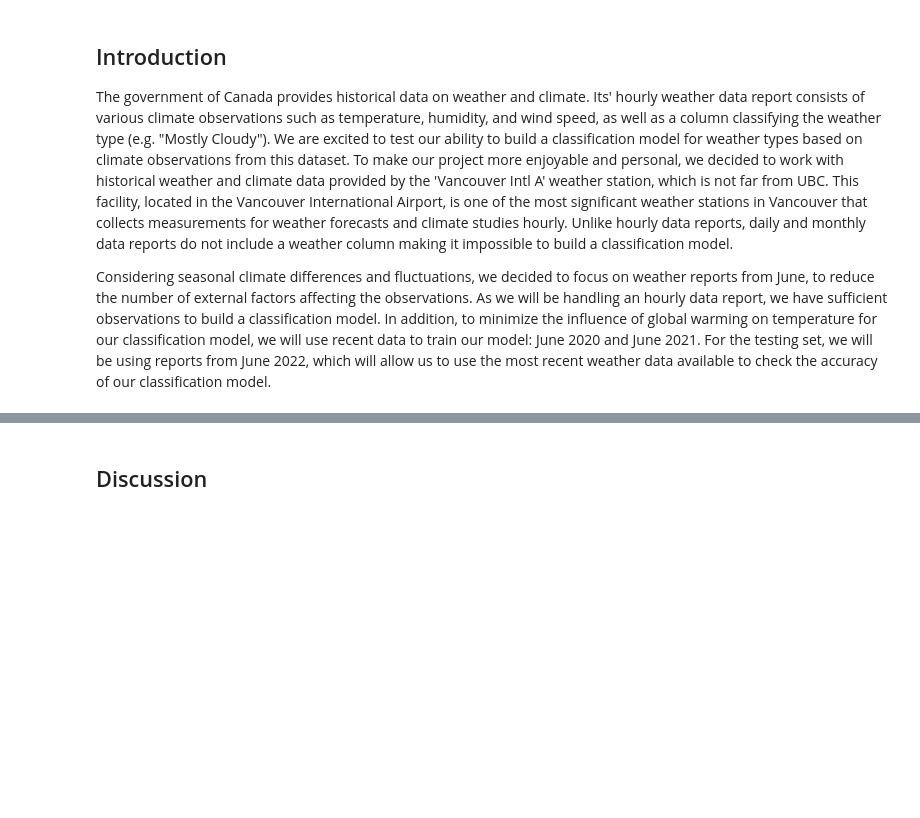
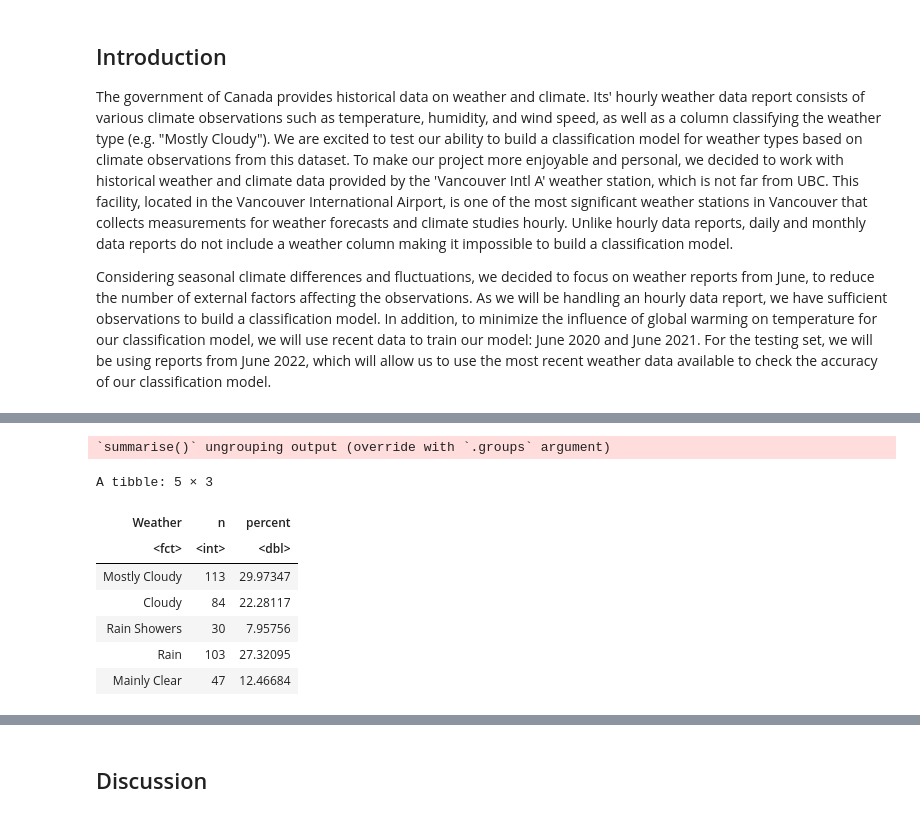
Before and after one commit to hyunseokjg/DSCI100-Group15-Project, a Jupyter notebook: Final_Report.ipynb, the cells around one changed output, grey strips where cells are left out. Saved outputs shown, nothing was run; the diff lists cells and outputs as text; code cells hidden in the pictures; blank space fills up the shorter version.

```diff
--- a/Final_Report.ipynb
+++ b/Final_Report.ipynb
@@ -12,0 +83,21 @@ Considering seasonal climate differences and fluctuations, we decided to focus o
+# %%
+#check to see if proportions of data are close enough to use or if we should scale up some
+#of the other weather classifications
+
+number_rows <- nrow(weather_train)
+
+proportions <- weather_train %>%
+    group_by(Weather) %>%
+    summarize(n = n()) %>%
+    mutate(percent = 100*n/number_rows)
+proportions
+# %% [output]
+`summarise()` ungrouping output (override with `.groups` argument)
+A tibble: 5 × 3
+| Weather | n | percent |
+| <fct> | <int> | <dbl> |
+| Mostly Cloudy | 113 | 29.97347 |
+| Cloudy | 84 | 22.28117 |
+| Rain Showers | 30 | 7.95756 |
+| Rain | 103 | 27.32095 |
+| Mainly Clear | 47 | 12.46684 |
```
Also changed, not shown: parts of 37 cells of this notebook.
